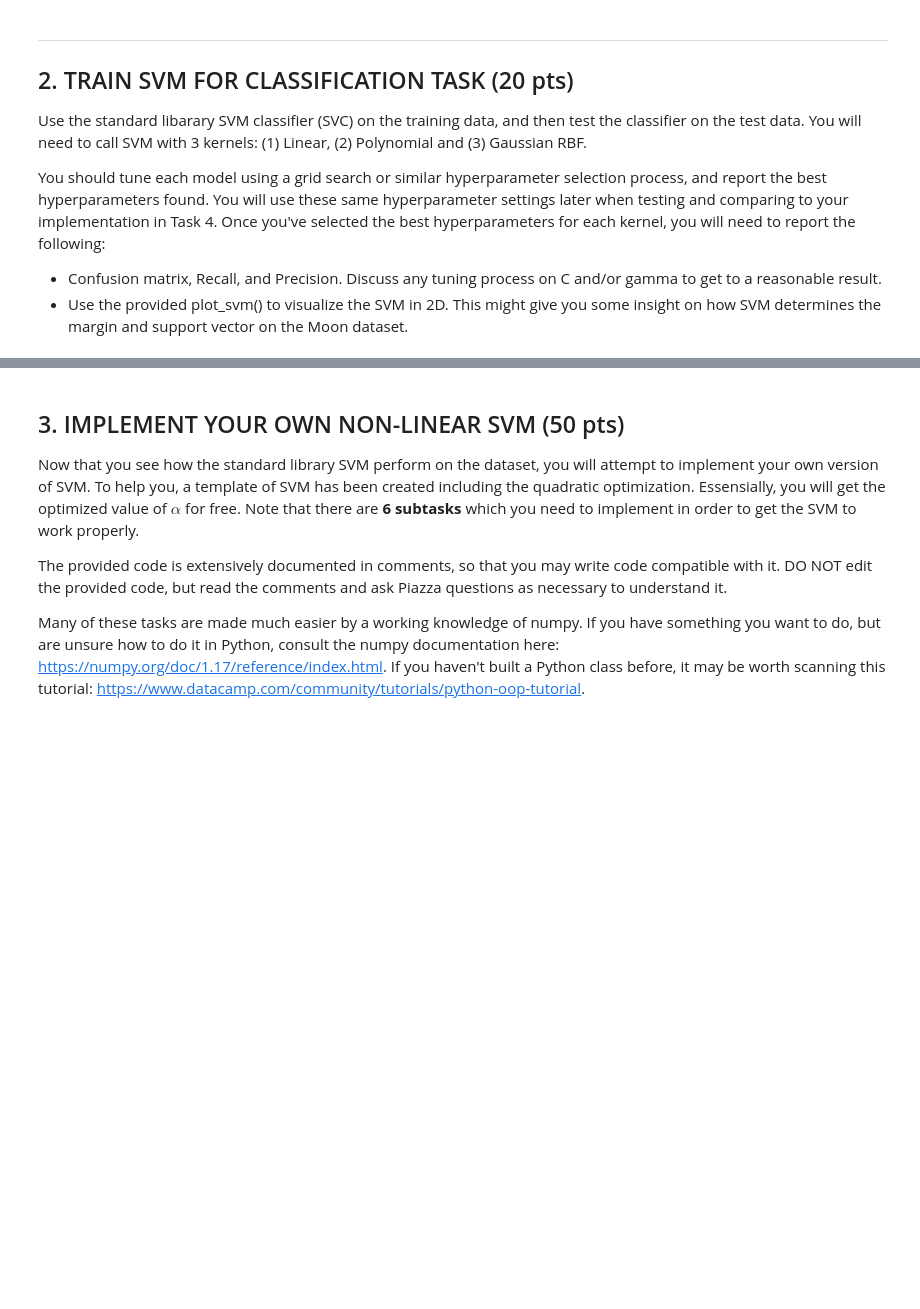
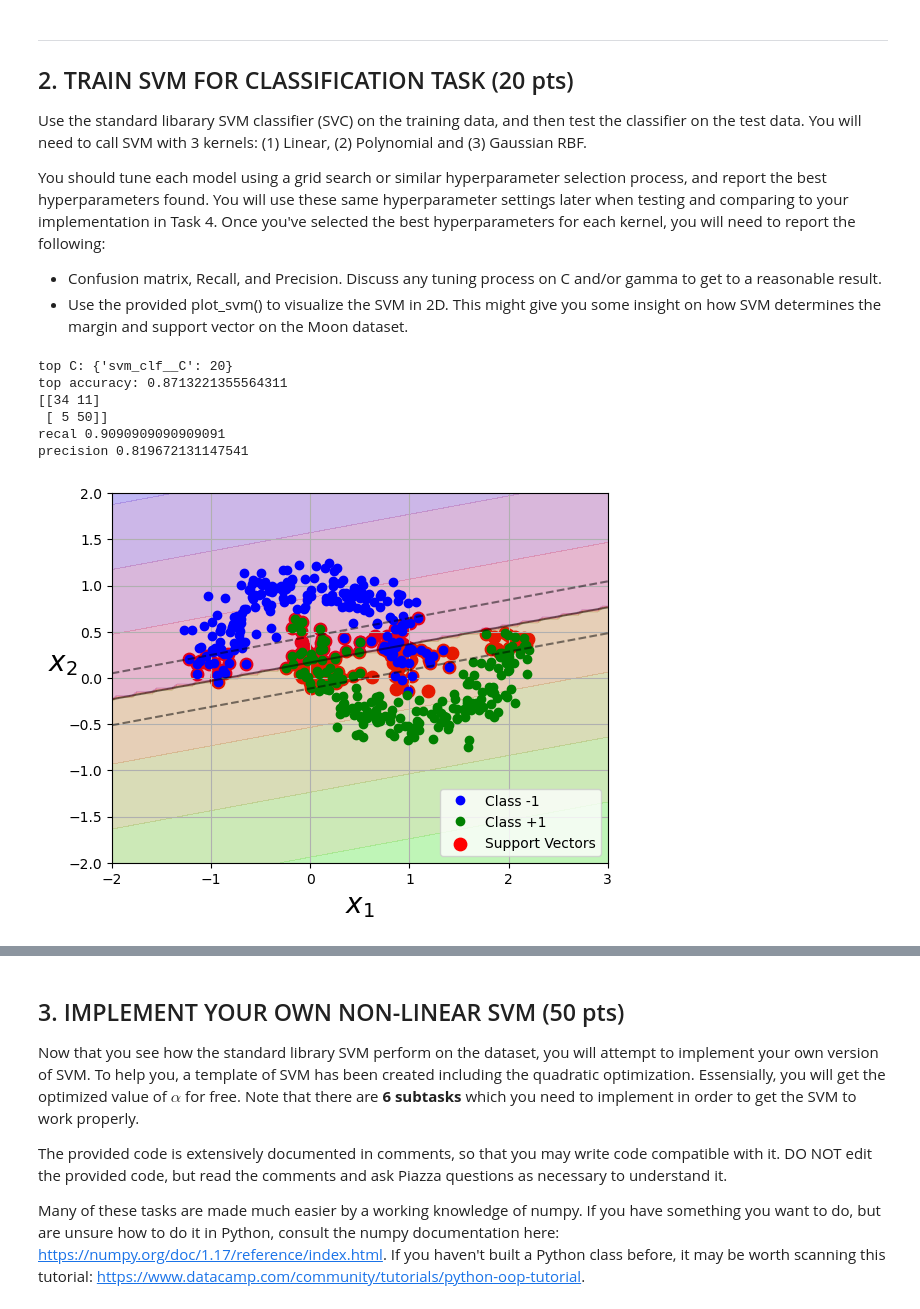
Before and after one commit to eva-butler/CS4774, a Jupyter notebook: sae9fp_assignment_3_svm.ipynb, the cells around one changed output, grey strips where cells are left out. Saved outputs shown, nothing was run; the diff lists cells and outputs as text; code cells hidden in the pictures; blank space fills up the shorter version.

```diff
--- a/sae9fp_assignment_3_svm.ipynb
+++ b/sae9fp_assignment_3_svm.ipynb
@@ -81,0 +86,39 @@ from sklearn.svm import SVC
+# %%
+#SVM with a Linear Kernal
+
+linear_svm_pipeline = Pipeline([
+    ("svm_clf", SVC(kernel="linear"))
+])
+
+C_grid = {
+    "svm_clf__C": [0.01, 0.1, 1, 5, 10, 20, 100]
+}
+
+grid_search = GridSearchCV(linear_svm_pipeline, C_grid, cv=5, scoring='f1')
+grid_search.fit(X, y)
+
+print("top C:", grid_search.best_params_)
+print("top accuracy:", grid_search.best_score_)
+
+
+best_lin = grid_search.best_estimator_
+linear_predictions = best_lin.predict(X_test)
+
+
+print(confusion_matrix(y_test, linear_predictions))
+print("recal", recall_score(y_test, linear_predictions))
+print("precision",  precision_score(y_test, linear_predictions))
+
+
+plot_svm(best_lin.named_steps["svm_clf"], X_train, y_train)
+plt.show()
+
+#For the tuning process of C, I just used the grid search method to determine which value performed the best
+# %% [output]
+top C: {'svm_clf__C': 20}
+top accuracy: 0.8713221355564311
+[[34 11]
+ [ 5 50]]
+recal 0.9090909090909091
+precision 0.819672131147541
+[figure, added]
```
Also changed, not shown: parts of 12 cells of this notebook.
